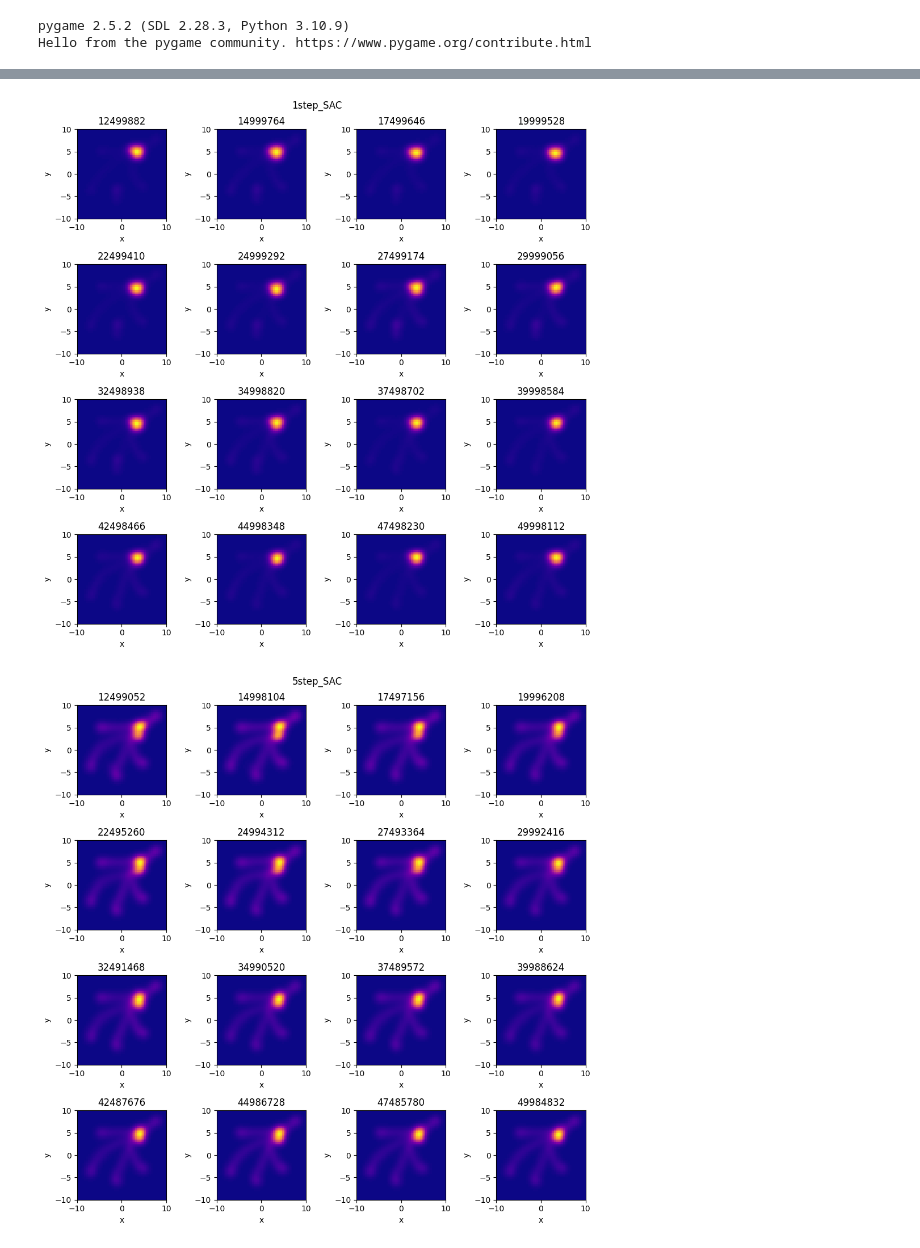
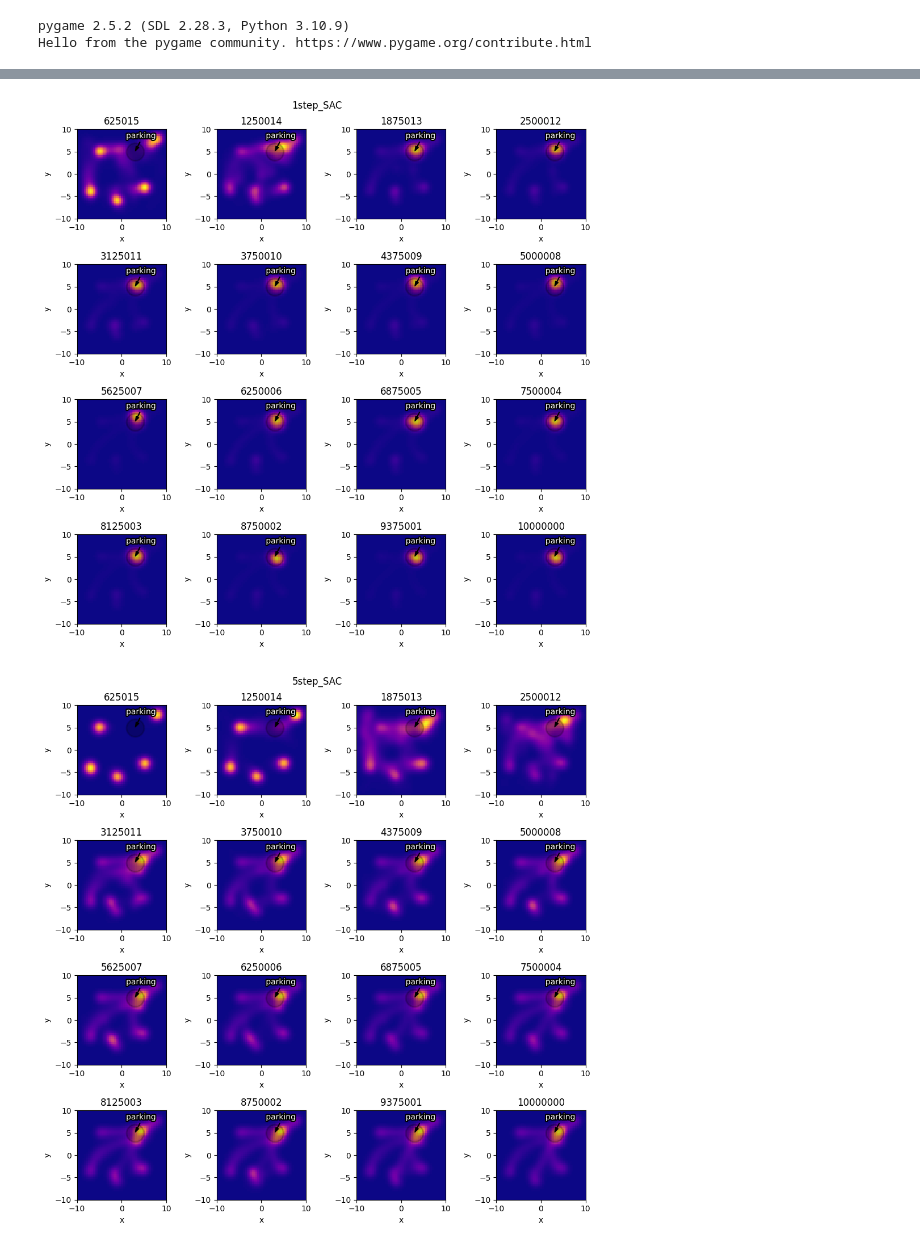
Before and after one commit to MeWoash/rl_project, a Jupyter notebook: src/notebooks/heatmaps.ipynb, the cells around one changed output, grey strips where cells are left out. Cells and saved outputs as stored; diff of their text form; code cells hidden in the pictures.

```diff
--- a/src/notebooks/heatmaps.ipynb
+++ b/src/notebooks/heatmaps.ipynb
@@ -72,13 +72,14 @@ for dir, (df_episodes_all, df_episodes_summary, df_training_stats) in dfs.items(
     media_dir.mkdir(exist_ok=True)
 
     n_parts = 16
-    parts, bins = divide_by_steps(df_episodes_all, n_parts, min_step = 10_000_000, max_step=None)
+    parts, bins = divide_by_steps(df_episodes_all, n_parts, min_step = None, max_step=10_000_000)
 
     fig, axs = plt.subplots(4,4, figsize=(10,10))
     axs = axs.flatten()
 
     for i in range(n_parts):
-        plot_heatmap_positions(parts[i], axs[i],)
+        plot_heatmap_positions(parts[i], axs[i])
+        point_parking(axs[i])
         axs[i].set_title(f"{int(bins[i+1])}")
 
     fig.suptitle(Path(dir).stem)
@@ -91,2 +92,2 @@ Function divide_by_steps finished in: 0.6576 seconds.
-[figure, old version]
+[figure, new version]
-[figure, old version]
+[figure, new version]
```
Also changed, not shown: parts of 2 cells of this notebook, 8 other files.
